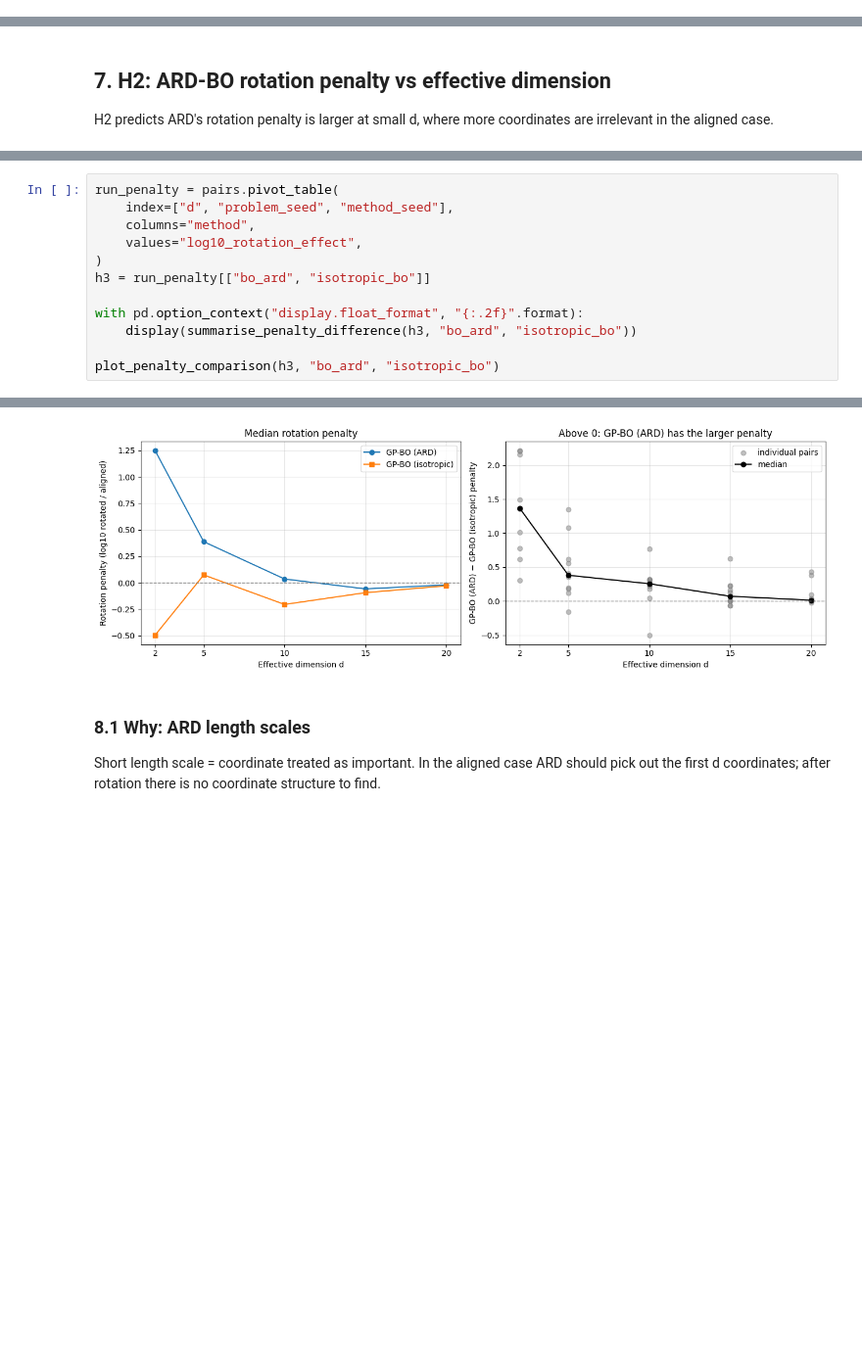
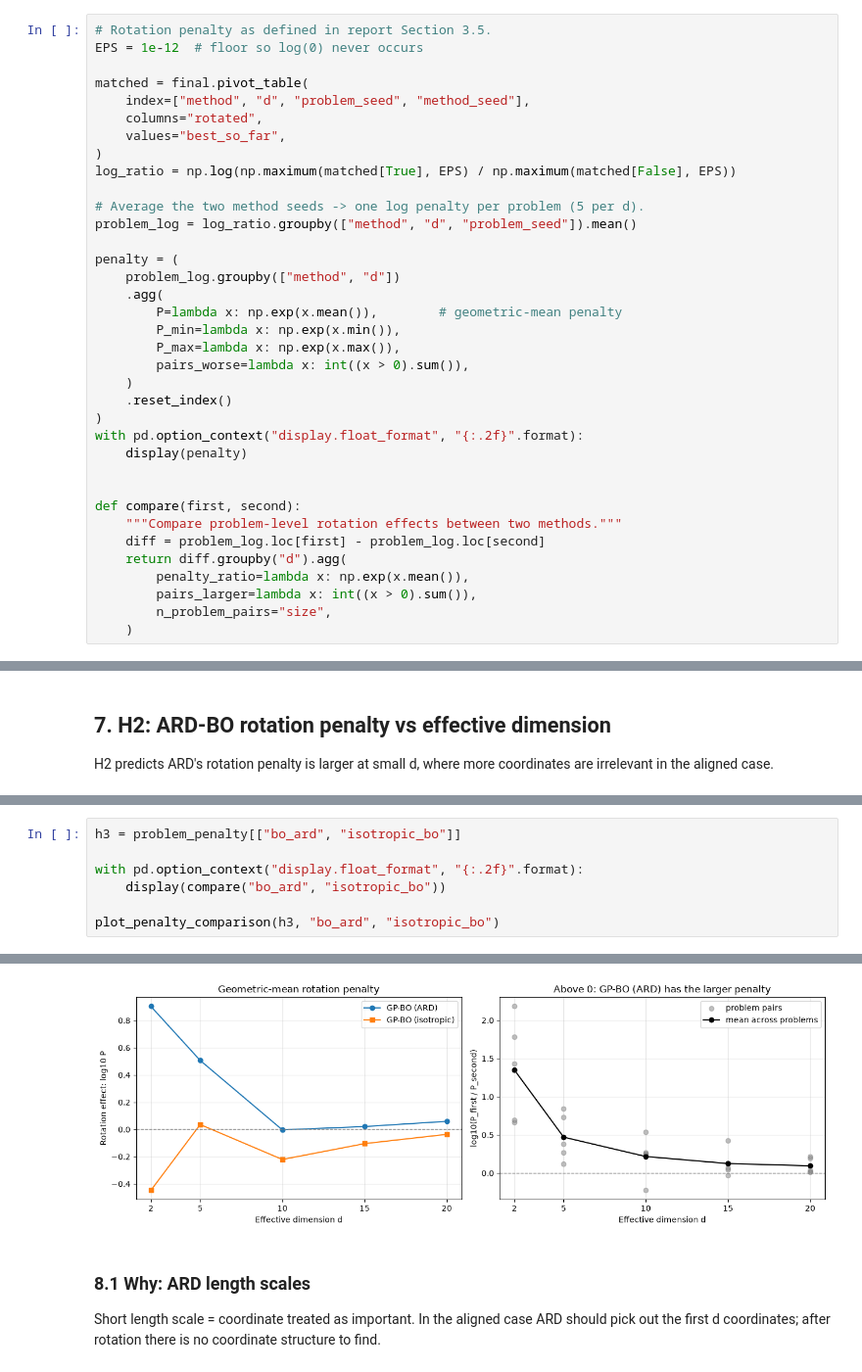
Before and after one commit to joanne-1234/dsa4212-assignment, a Jupyter notebook: code/analysis.ipynb, the cells around one changed output, grey strips where cells are left out. Shown at 98% size. Cells and saved outputs as stored; diff of their text form; blank space fills up the shorter version.

Commit message:
Align rotation penalty analysis with report definition

```diff
--- a/code/analysis.ipynb
+++ b/code/analysis.ipynb
@@ -248,3 +248,39 @@ with pd.option_context("display.float_format", "{:.2f}".format):
 | 17 | Random search | 10 | -0.17 | -0.28 | -0.05 | 0.20 |
 | 18 | Random search | 15 | 0.07 | -0.12 | 0.17 | 0.60 |
 | 19 | Random search | 20 | 0.01 | -0.02 | 0.05 | 0.60 |
+# %%
+# Rotation penalty as defined in report Section 3.5.
+EPS = 1e-12  # floor so log(0) never occurs
+
+matched = final.pivot_table(
+    index=["method", "d", "problem_seed", "method_seed"],
+    columns="rotated",
+    values="best_so_far",
+)
+log_ratio = np.log(np.maximum(matched[True], EPS) / np.maximum(matched[False], EPS))
+
+# Average the two method seeds -> one log penalty per problem (5 per d).
+problem_log = log_ratio.groupby(["method", "d", "problem_seed"]).mean()
+
+penalty = (
+    problem_log.groupby(["method", "d"])
+    .agg(
+        P=lambda x: np.exp(x.mean()),        # geometric-mean penalty
+        P_min=lambda x: np.exp(x.min()),
+        P_max=lambda x: np.exp(x.max()),
+        pairs_worse=lambda x: int((x > 0).sum()),
+    )
+    .reset_index()
+)
+with pd.option_context("display.float_format", "{:.2f}".format):
+    display(penalty)
+
+
+def compare(first, second):
+    """Compare problem-level rotation effects between two methods."""
+    diff = problem_log.loc[first] - problem_log.loc[second]
+    return diff.groupby("d").agg(
+        penalty_ratio=lambda x: np.exp(x.mean()),
+        pairs_larger=lambda x: int((x > 0).sum()),
+        n_problem_pairs="size",
+    )
@@ -381,13 +420,8 @@ so they are paired run by run (10 pairs per d). H3 predicts **ARD penalty − is
 # %%
-run_penalty = pairs.pivot_table(
-    index=["d", "problem_seed", "method_seed"],
-    columns="method",
-    values="log10_rotation_effect",
-)
-h3 = run_penalty[["bo_ard", "isotropic_bo"]]
+h3 = problem_penalty[["bo_ard", "isotropic_bo"]]
 
 with pd.option_context("display.float_format", "{:.2f}".format):
-    display(summarise_penalty_difference(h3, "bo_ard", "isotropic_bo"))
+    display(compare("bo_ard", "isotropic_bo"))
 
 plot_penalty_comparison(h3, "bo_ard", "isotropic_bo")
 # %% [output]
@@ -401,4 +435,4 @@ plot_penalty_comparison(h3, "bo_ard", "isotropic_bo")
-[figure, old version]
+[figure, new version]
 # %% [markdown]
 ### 8.1 Why: ARD length scales
 
```
Also changed, not shown: parts of 7 cells of this notebook.
